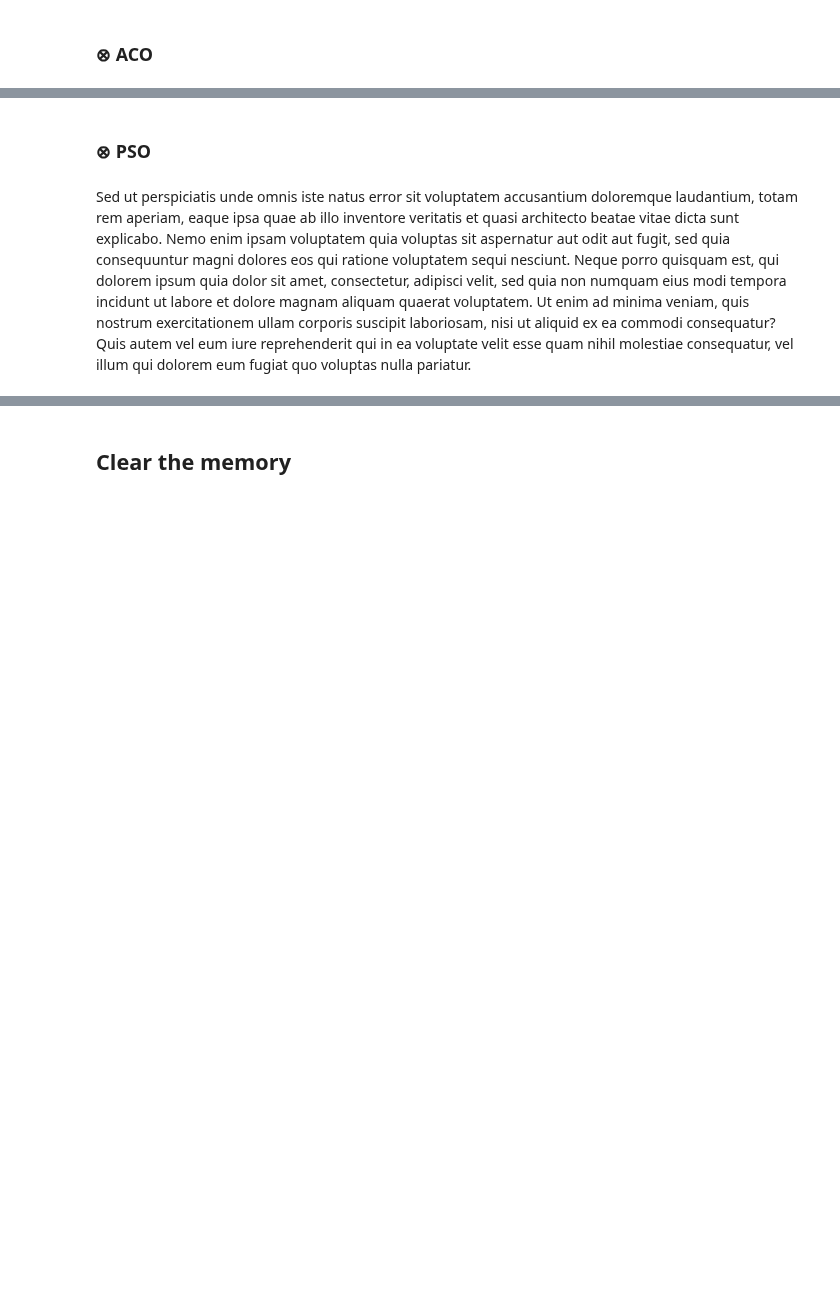
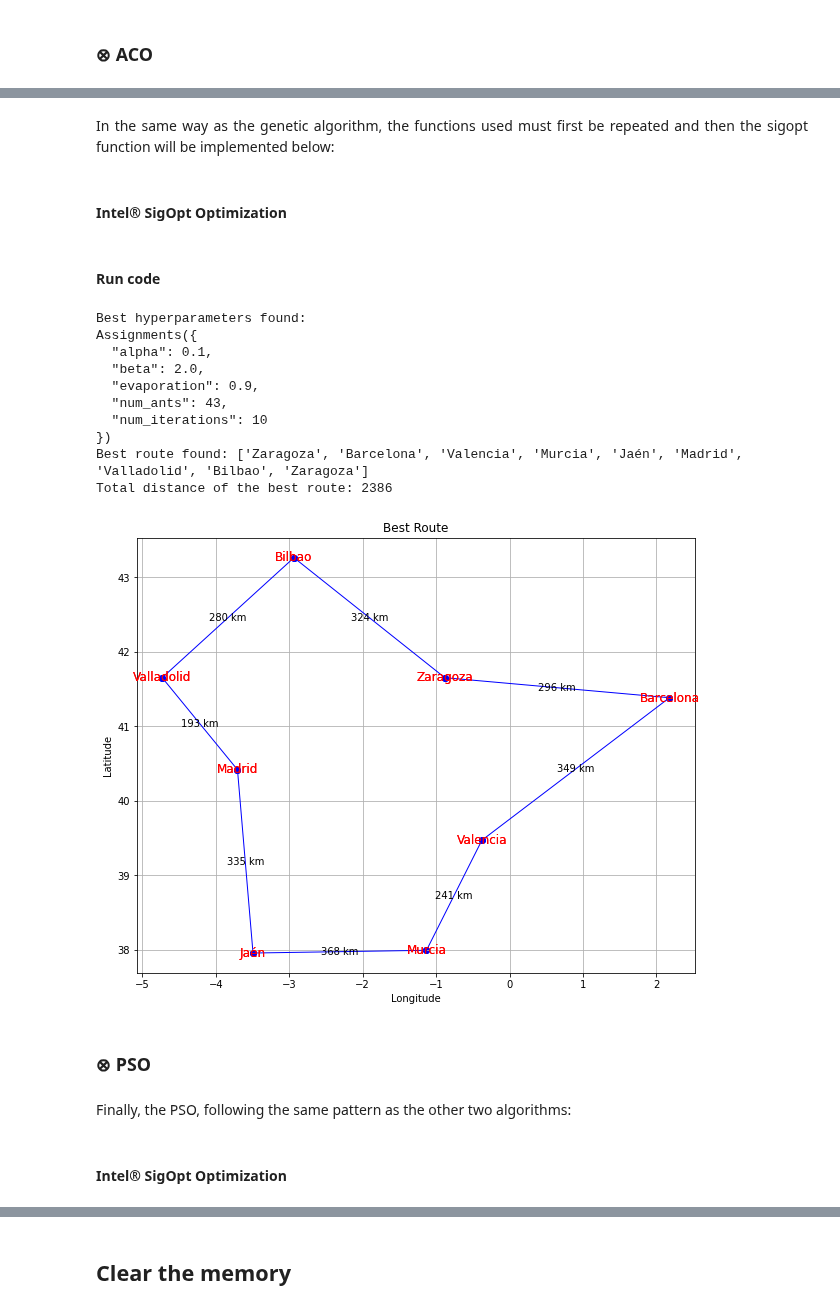
Before and after one commit to muriloboratto/AI-university-assignments, a Jupyter notebook: 3-Bio-Inspired/05-bio-inspired-intelSigOpt.ipynb, the cells around one changed output, grey strips where cells are left out. Drawn from its saved outputs; the diff is of its cells as text; code cells hidden in the pictures; blank space fills up the shorter version.

```diff
--- a/3-Bio-Inspired/05-bio-inspired-intelSigOpt.ipynb
+++ b/3-Bio-Inspired/05-bio-inspired-intelSigOpt.ipynb
@@ -231,7 +236,7 @@ Finally, the function below implements hyperparameter optimization using Intel®
 # SigOpt Optimization Function
 def sigopt_optimization():
     # Connect your API TOKEN
-    conn = sigopt.Connection(client_token="YOUR API TOKEN")
+    conn = sigopt.Connection(client_token="MJZRDBRNTMOPVYPCTTMRAMDIQDUEDTDJGOUMPFSIQTRKLYJJ")
 
     # Creating the sigOpt experiment and defining which hyperparameters will be optimized as well as the range covered
     experiment = conn.experiments().create(
@@ -280,0 +302,4 @@ Sed ut perspiciatis unde omnis iste natus error sit voluptatem accusantium dolor
+# %% [markdown]
+<p style='text-align: justify;'>
+In the same way as the genetic algorithm, the functions used must first be repeated and then the sigopt function will be implemented below:
+</p>
@@ -280,0 +469,2 @@ Sed ut perspiciatis unde omnis iste natus error sit voluptatem accusantium dolor
+# %% [markdown]
+#### Intel® SigOpt Optimization
@@ -281,4 +543,23 @@ Sed ut perspiciatis unde omnis iste natus error sit voluptatem accusantium dolor
+# %% [markdown]
+#### Run code
+# %%
+# Call the function to start the optimization with SigOpt
+sigopt_optimization()
+# %% [output]
+Best hyperparameters found:
+Assignments({
+  "alpha": 0.1,
+  "beta": 2.0,
+  "evaporation": 0.9,
+  "num_ants": 43,
+  "num_iterations": 10
+})
+Best route found: ['Zaragoza', 'Barcelona', 'Valencia', 'Murcia', 'Jaén', 'Madrid', 'Valladolid', 'Bilbao', 'Zaragoza']
+Total distance of the best route: 2386
+[figure, added]
 # %% [markdown]
 ### ⊗ PSO
-# %% [markdown]
-Sed ut perspiciatis unde omnis iste natus error sit voluptatem accusantium doloremque laudantium, totam rem aperiam, eaque ipsa quae ab illo inventore veritatis et quasi architecto beatae vitae dicta sunt explicabo. Nemo enim ipsam voluptatem quia voluptas sit aspernatur aut odit aut fugit, sed quia consequuntur magni dolores eos qui ratione voluptatem sequi nesciunt. Neque porro quisquam est, qui dolorem ipsum quia dolor sit amet, consectetur, adipisci velit, sed quia non numquam eius modi tempora incidunt ut labore et dolore magnam aliquam quaerat voluptatem. Ut enim ad minima veniam, quis nostrum exercitationem ullam corporis suscipit laboriosam, nisi ut aliquid ex ea commodi consequatur? Quis autem vel eum iure reprehenderit qui in ea voluptate velit esse quam nihil molestiae consequatur, vel illum qui dolorem eum fugiat quo voluptas nulla pariatur.
+# %% [markdown]
+<p style='text-align: justify;'>
+Finally, the PSO, following the same pattern as the other two algorithms:
+</p>
@@ -284,0 +669,2 @@ Sed ut perspiciatis unde omnis iste natus error sit voluptatem accusantium dolor
+# %% [markdown]
+#### Intel® SigOpt Optimization
```
Also changed, not shown: parts of 15 cells of this notebook, 13 other files.
